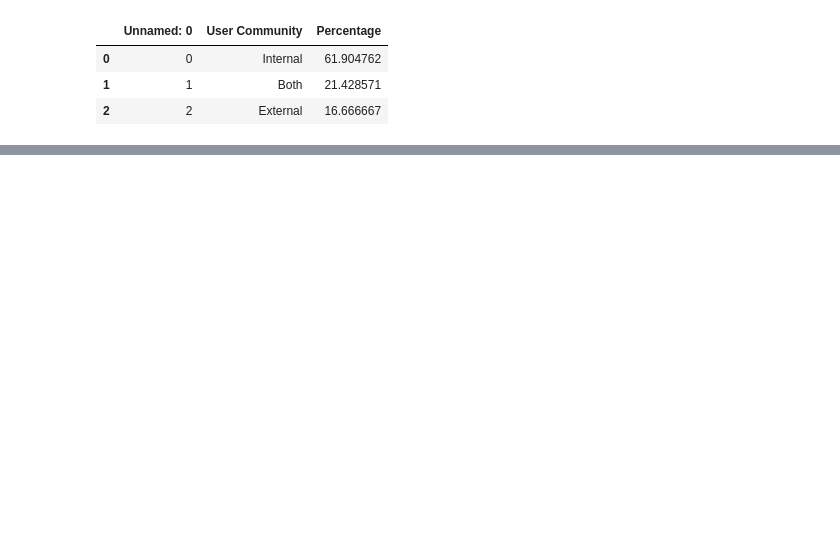
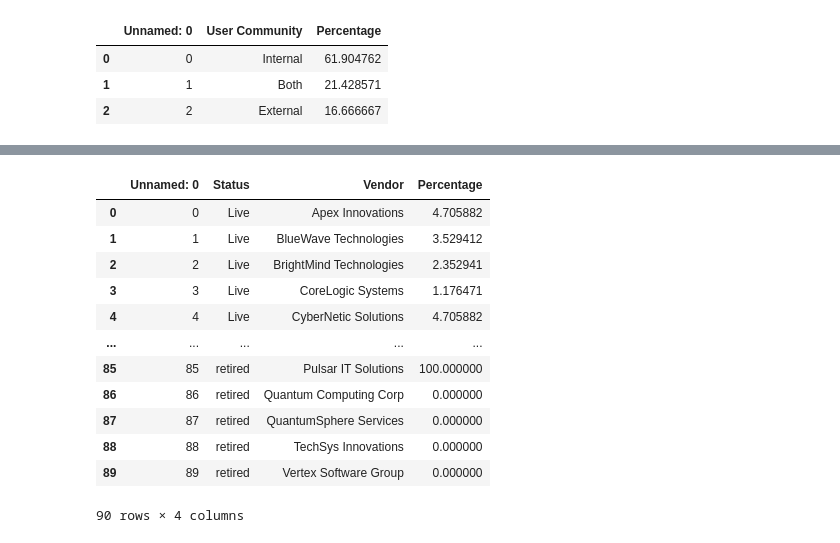
Before and after one commit to syedfaiqueali/Kaggle-Notebooks, a Jupyter notebook: data-cleaning.ipynb, the cells around one changed output, grey strips where cells are left out. Drawn from its saved outputs; the diff is of its cells as text; code cells hidden in the pictures; blank space fills up the shorter version.

```diff
--- a/data-cleaning.ipynb
+++ b/data-cleaning.ipynb
@@ -454,0 +435,16 @@ ask_rta_bot('Check for data quality issues which should include missing values,
+# %%
+ask_rta_bot('Pecentage of Vendor w.r.t Status')
+# %% [output]
+|  | Unnamed: 0 | Status | Vendor | Percentage |
+| 0 | 0 | Live | Apex Innovations | 4.705882 |
+| 1 | 1 | Live | BlueWave Technologies | 3.529412 |
+| 2 | 2 | Live | BrightMind Technologies | 2.352941 |
+| 3 | 3 | Live | CoreLogic Systems | 1.176471 |
+| 4 | 4 | Live | CyberNetic Solutions | 4.705882 |
+| ... | ... | ... | ... | ... |
+| 85 | 85 | retired | Pulsar IT Solutions | 100.000000 |
+| 86 | 86 | retired | Quantum Computing Corp | 0.000000 |
+| 87 | 87 | retired | QuantumSphere Services | 0.000000 |
+| 88 | 88 | retired | TechSys Innovations | 0.000000 |
+| 89 | 89 | retired | Vertex Software Group | 0.000000 |
+90 rows × 4 columns
```
Also changed, not shown: parts of 5 cells of this notebook.
